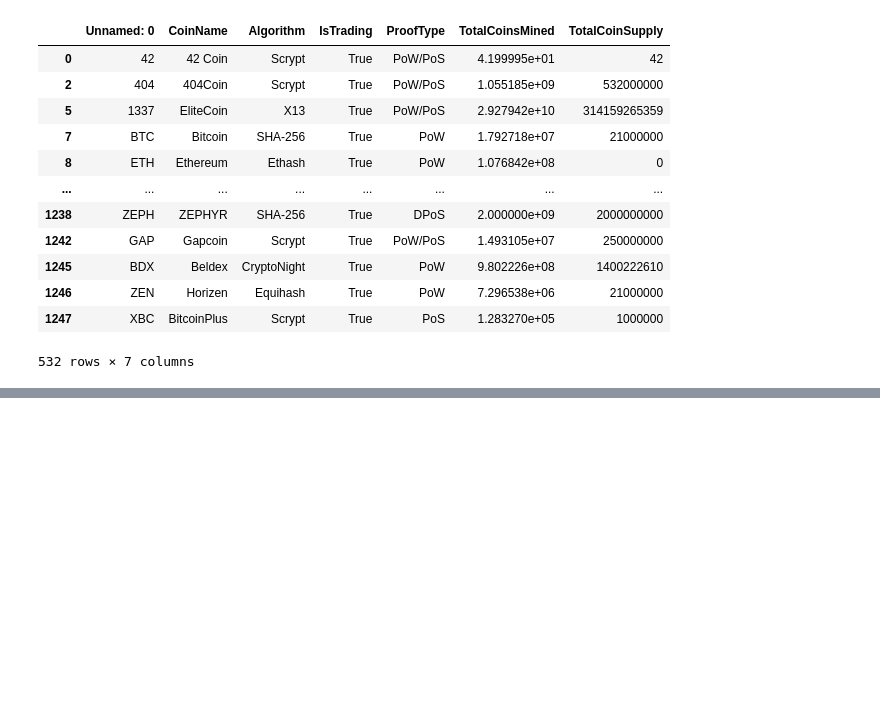
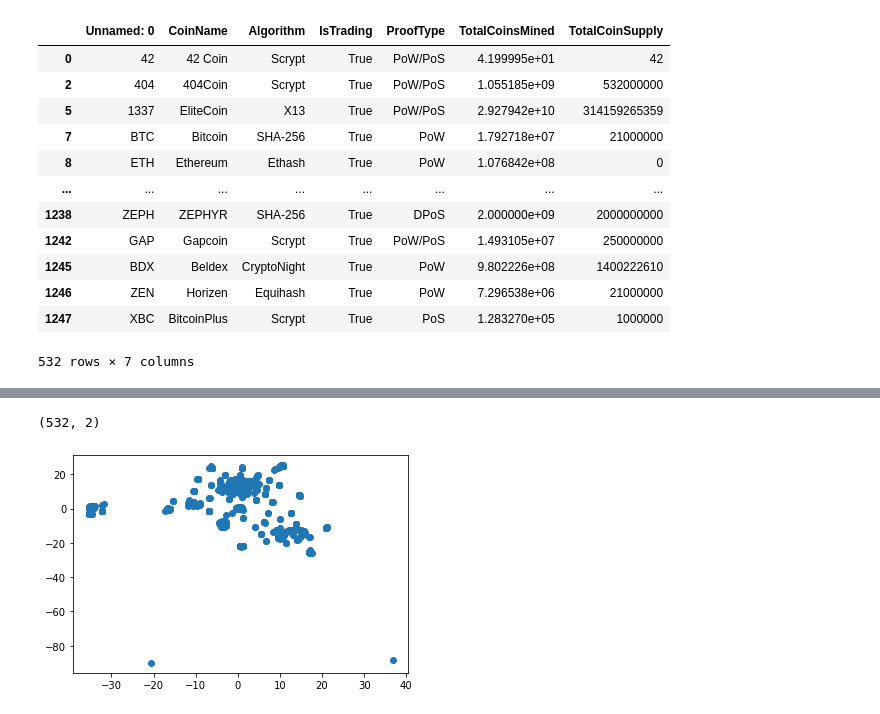
Before and after one commit to harikapeddi/Cryptocurrency-Clusters-Unsupervised-Learning, a Jupyter notebook: Cryptocurrency_Clustering.ipynb, the cells around one changed output, grey strips where cells are left out. Drawn from its saved outputs; the diff is of its cells as text; code cells hidden in the pictures; blank space fills up the shorter version.

Commit message:
worked on Scaling, applied PCA, TSNE to check the clusters and performed KMeans

```diff
--- a/Cryptocurrency_Clustering.ipynb
+++ b/Cryptocurrency_Clustering.ipynb
@@ -170,0 +167,4 @@ X
+# %%
+# Standarize data with StandarScaler
+X_scaled = StandardScaler().fit_transform(X)
+X_scaled
@@ -170,0 +189,8 @@ X
+# %%
+# Applying PCA to reduce dimensions and preserve 90% of the data
+from sklearn.decomposition import PCA
+# Initialize PCA model
+pca = PCA(n_components=0.90)
+
+# Get two principal components for the iris data.
+X_pca = pca.fit_transform(X_scaled)
@@ -170,0 +201,8 @@ X
+# %%
+# Initialize t-SNE model
+from sklearn.manifold import TSNE
+tsne = TSNE()
+# %%
+# Reduce dimensions
+X_pca_tsne_features = tsne.fit_transform(X_pca)
+X_pca_tsne_features
@@ -170,0 +217,10 @@ X
+# %%
+X_pca_tsne_features.shape
+# %% [output]
+(532, 2)
+# %%
+# Prepare to plot the dataset
+plt.scatter(X_pca_tsne_features[:, 0], X_pca_tsne_features[:,1])
+plt.show()
+# %% [output]
+[figure, added]
```
Also changed, not shown: parts of 11 cells of this notebook.
